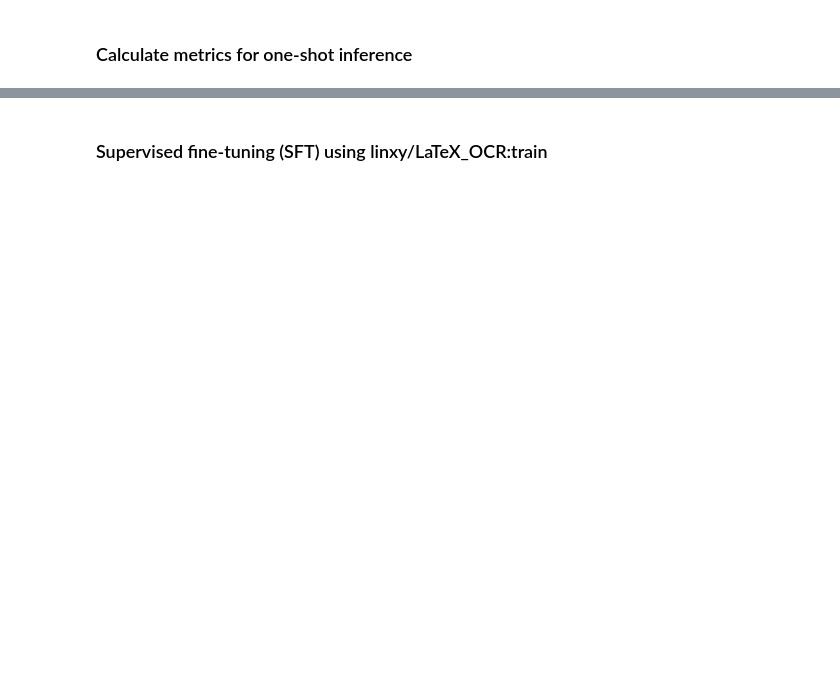
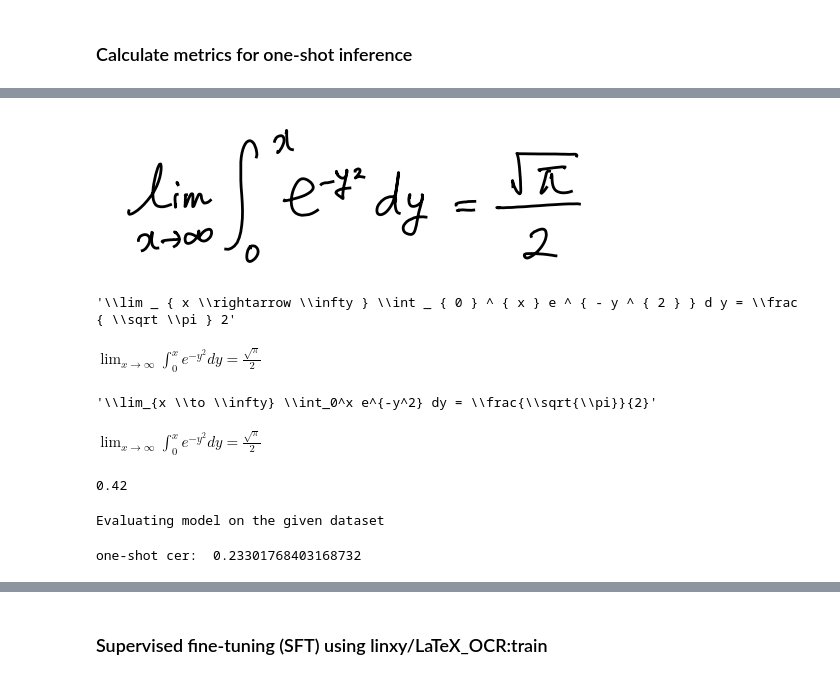
Before and after one commit to vys-leon/vlm-handwriting-to-latex, a Jupyter notebook: notebooks/training_evaluation.ipynb, the cells around one changed output, grey strips where cells are left out. Drawn from its saved outputs; the diff is of its cells as text; code cells hidden in the pictures; blank space fills up the shorter version.

```diff
--- a/notebooks/training_evaluation.ipynb
+++ b/notebooks/training_evaluation.ipynb
@@ -256,0 +384,14 @@ one-shot inference: cer = 0.19897172821880035
+# %%
+example_image_index = 377
+# %%
+train_dataset_linxy[example_image_index]["image"]
+# %% [output]
+[figure, added]
+# %%
+train_dataset_linxy[example_image_index]["text"]
+# %% [output]
+'\\lim _ { x \\rightarrow \\infty } \\int _ { 0 } ^ { x } e ^ { - y ^ { 2 } } d y = \\frac { \\sqrt \\pi } 2'
+# %%
+display(Math(train_dataset_linxy[example_image_index]["text"]))
+# %% [output]
+$\displaystyle \lim _ { x \rightarrow \infty } \int _ { 0 } ^ { x } e ^ { - y ^ { 2 } } d y = \frac { \sqrt \pi } 2$
@@ -256,0 +401,23 @@ one-shot inference: cer = 0.19897172821880035
+# %%
+example_pred
+# %% [output]
+'\\lim_{x \\to \\infty} \\int_0^x e^{-y^2} dy = \\frac{\\sqrt{\\pi}}{2}'
+# %%
+display(Math(example_pred))
+# %% [output]
+$\displaystyle \lim_{x \to \infty} \int_0^x e^{-y^2} dy = \frac{\sqrt{\pi}}{2}$
+# %%
+jiwer.cer(normalize_reference(train_dataset_linxy[example_image_index]["text"]), example_pred)
+# %% [output]
+0.42
+# %%
+example = train_dataset_linxy[example_image_index]
+prompt_1shot = prompt_generation(mode="_1shot", examples=[example])
+results_1shot = evaluate_model(model, processor, test_dataset_linxy, device=model.device, prompt=prompt_1shot)
+# %% [output]
+Evaluating model on the given dataset
+# %%
+one_shot_cer = results_1shot["cer"].mean()
+print("one-shot cer: ", one_shot_cer)
+# %% [output]
+one-shot cer:  0.23301768403168732
```
Also changed, not shown: parts of 83 cells of this notebook, 9 other files.
